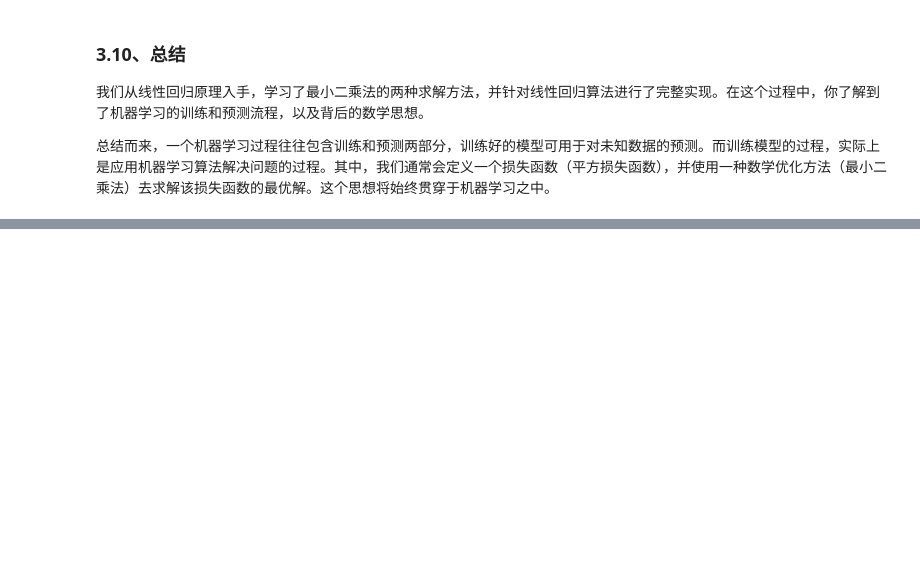
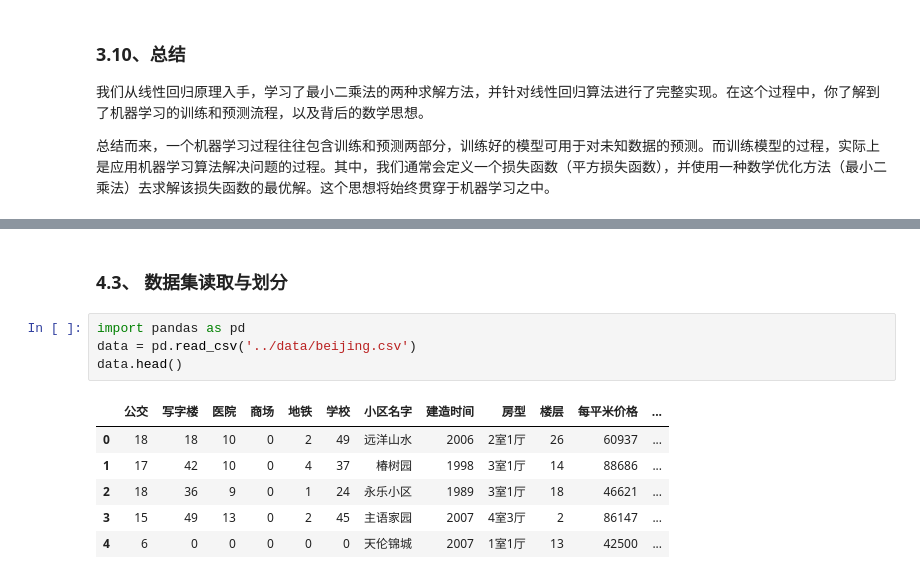
Before and after one commit to runker54/Machine_learning_notes, a Jupyter notebook: machine_learnning/learn_machine_learnning.ipynb, the cells around one changed output, grey strips where cells are left out. Saved outputs shown, nothing was run; the diff lists cells and outputs as text; blank space fills up the shorter version.

```diff
--- a/machine_learnning/learn_machine_learnning.ipynb
+++ b/machine_learnning/learn_machine_learnning.ipynb
@@ -256,0 +264,13 @@ model.predict([[180]]),f(180,w0,w1)
+# %% [markdown]
+### 4.3、 数据集读取与划分
+# %%
+import pandas as pd
+data = pd.read_csv('../data/beijing.csv')
+data.head()
+# %% [output]
+|  | 公交 | 写字楼 | 医院 | 商场 | 地铁 | 学校 | 小区名字 | 建造时间 | 房型 | 楼层 | 每平米价格 | ... |
+| 0 | 18 | 18 | 10 | 0 | 2 | 49 | 远洋山水 | 2006 | 2室1厅 | 26 | 60937 | ... |
+| 1 | 17 | 42 | 10 | 0 | 4 | 37 | 椿树园 | 1998 | 3室1厅 | 14 | 88686 | ... |
+| 2 | 18 | 36 | 9 | 0 | 1 | 24 | 永乐小区 | 1989 | 3室1厅 | 18 | 46621 | ... |
+| 3 | 15 | 49 | 13 | 0 | 2 | 45 | 主语家园 | 2007 | 4室3厅 | 2 | 86147 | ... |
+| 4 | 6 | 0 | 0 | 0 | 0 | 0 | 天伦锦城 | 2007 | 1室1厅 | 13 | 42500 | ... |
```
Also changed, not shown: parts of 9 cells of this notebook.
